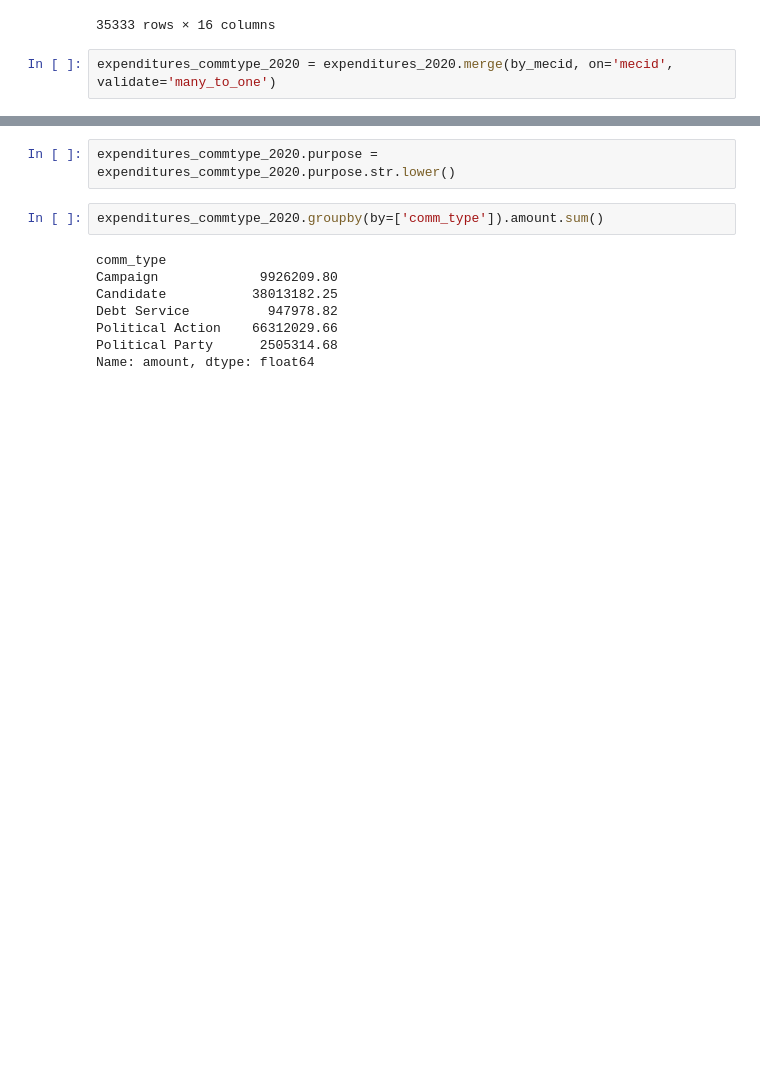
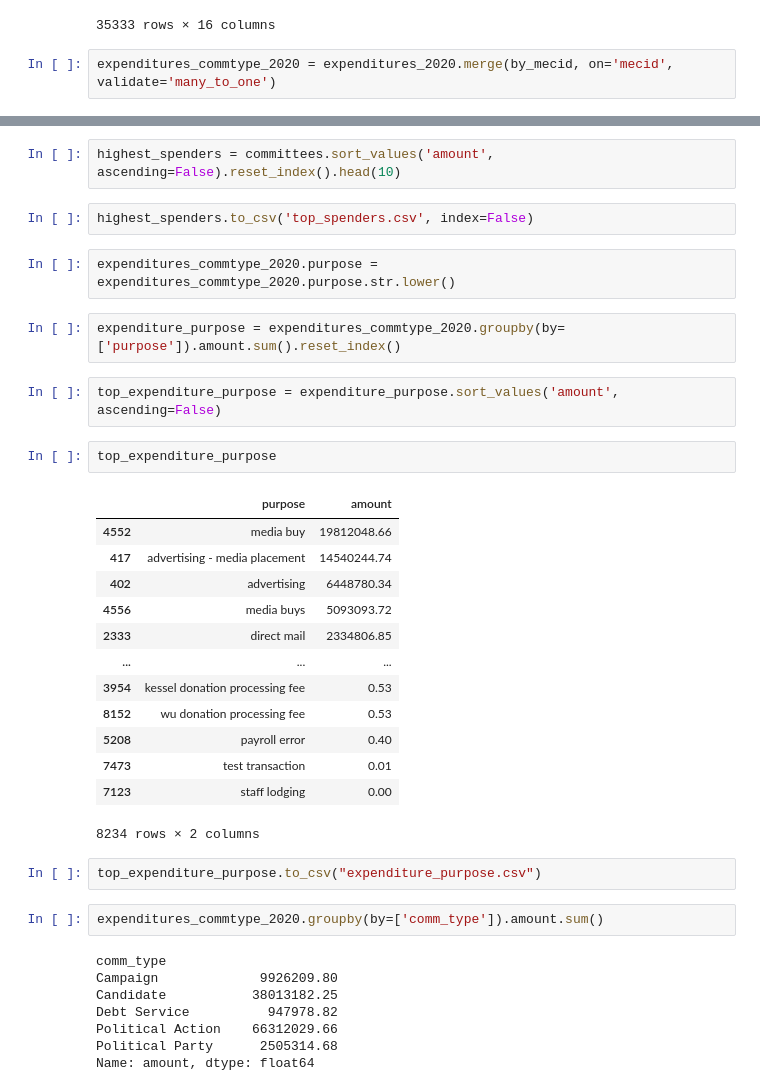
Before and after one commit to mariabenev/final-project, a Jupyter notebook: final_project.dec.ipynb, the cells around one changed output, grey strips where cells are left out. Cells and saved outputs as stored; diff of their text form; blank space fills up the shorter version.

```diff
--- a/final_project.dec.ipynb
+++ b/final_project.dec.ipynb
@@ -1148,5 +1167,31 @@ expenditures_commtype_2020 = expenditures_2020.merge(by_mecid, on='mecid', valid
+# %%
+highest_spenders = committees.sort_values('amount', ascending=False).reset_index().head(10)
+# %%
+highest_spenders.to_csv('top_spenders.csv', index=False)
 # %%
 expenditures_commtype_2020.purpose = expenditures_commtype_2020.purpose.str.lower()
+# %%
+expenditure_purpose = expenditures_commtype_2020.groupby(by=['purpose']).amount.sum().reset_index()
+# %%
+top_expenditure_purpose = expenditure_purpose.sort_values('amount', ascending=False)
+# %%
+top_expenditure_purpose
+# %% [output]
+|  | purpose | amount |
+| 4552 | media buy | 19812048.66 |
+| 417 | advertising - media placement | 14540244.74 |
+| 402 | advertising | 6448780.34 |
+| 4556 | media buys | 5093093.72 |
+| 2333 | direct mail | 2334806.85 |
+| ... | ... | ... |
+| 3954 | kessel donation processing fee | 0.53 |
+| 8152 | wu donation processing fee | 0.53 |
+| 5208 | payroll error | 0.40 |
+| 7473 | test transaction | 0.01 |
+| 7123 | staff lodging | 0.00 |
+8234 rows × 2 columns
+# %%
+top_expenditure_purpose.to_csv("expenditure_purpose.csv")
 # %%
 expenditures_commtype_2020.groupby(by=['comm_type']).amount.sum()
 # %% [output]
```
Also changed, not shown: parts of 29 cells of this notebook, 12 other files.
